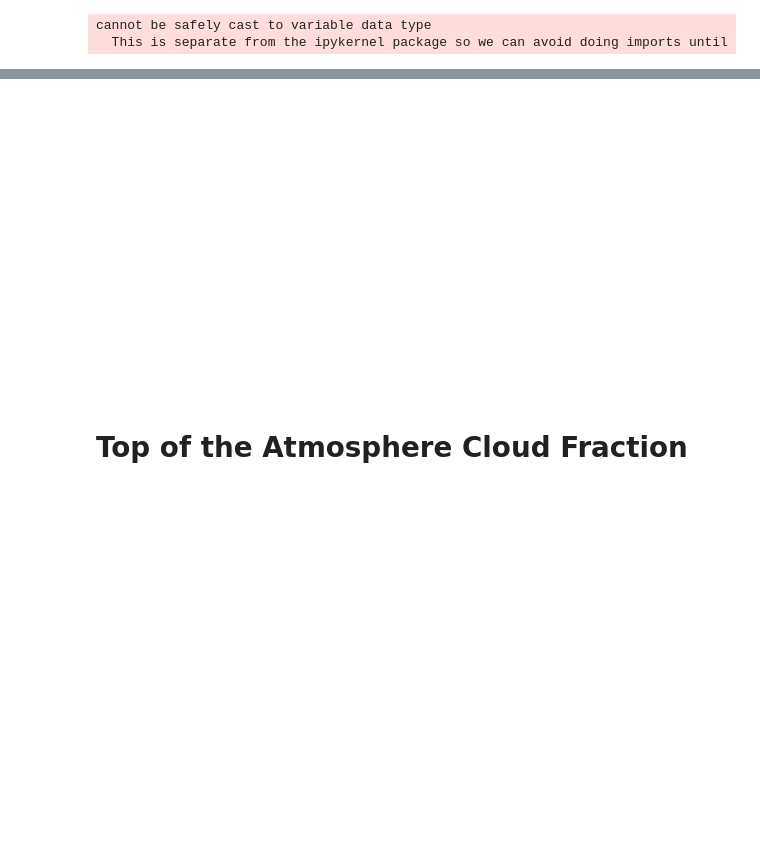
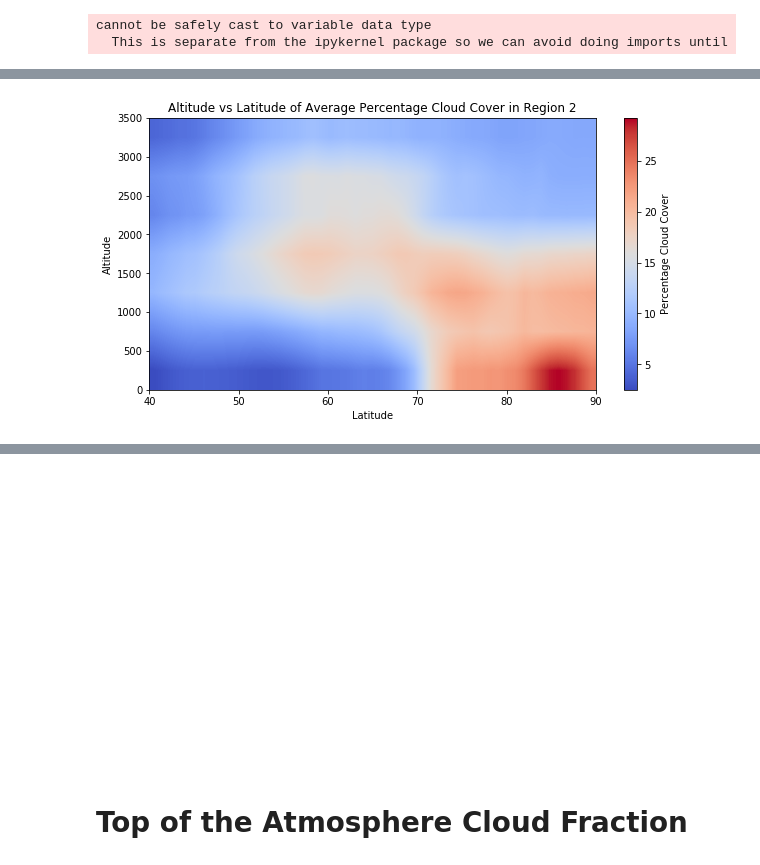
Before and after one commit to maddiebeagley/Climate-Modelling-Lab, a Jupyter notebook: 390Lab.ipynb, the cells around one changed output, grey strips where cells are left out. Cells and saved outputs as stored; diff of their text form; code cells hidden in the pictures; blank space fills up the shorter version.

```diff
--- a/390Lab.ipynb
+++ b/390Lab.ipynb
@@ -211,0 +246,11 @@ cbar.set_label("Percentage Cloud Cover")
+# %%
+# Plot the average percentage cloud cover over region 2
+
+alt_max = 3500
+alt_min = 0
+lat_max = 90
+lat_min = 40
+
+generate_regional_plot(2, alt_max, alt_min, lat_max, lat_min)
+# %% [output]
+[figure, added]
```
Also changed, not shown: parts of 13 cells of this notebook.
